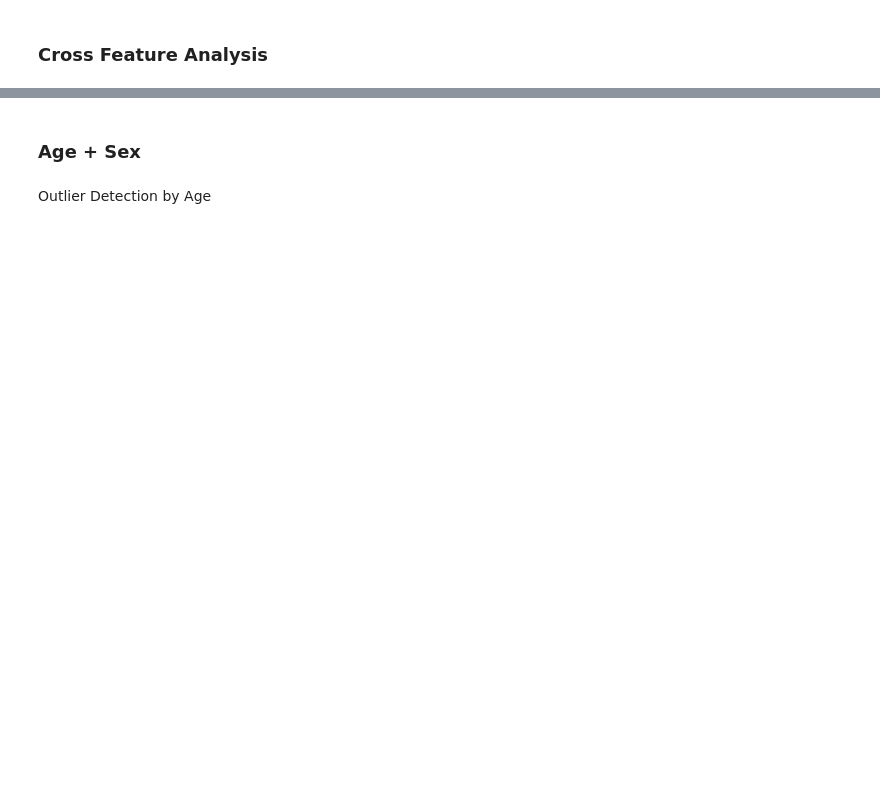
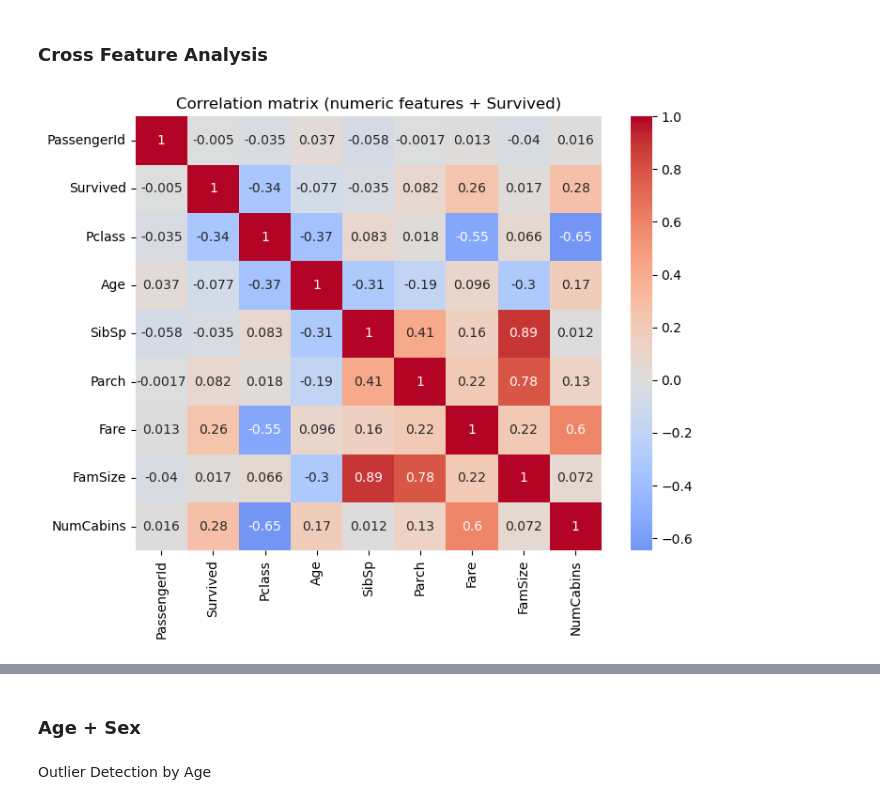
Before and after one commit to manugoetz/titanic-survival-prediction, a Jupyter notebook: notebooks/data_exploration.ipynb, the cells around one changed output, grey strips where cells are left out. Cells and saved outputs as stored; diff of their text form; code cells hidden in the pictures; blank space fills up the shorter version.

```diff
--- a/notebooks/data_exploration.ipynb
+++ b/notebooks/data_exploration.ipynb
@@ -234,4 +386,23 @@ dpr.plot_cat_feature_survival(titanic_train, target="Survived", bins_col="NumCab
 # %% [markdown]
 ### Cross Feature Analysis
+# %%
+# Select numeric columns
+numeric_cols = titanic_train.select_dtypes(include=["int64","float64"]).columns
+
+# Compute correlation matrix
+corr_matrix = titanic_train[numeric_cols].corr()
+
+# Plot heatmap
+plt.figure(figsize=(8,6))
+sns.heatmap(
+    corr_matrix,
+    annot=True,
+    cmap="coolwarm",
+    center=0
+)
+plt.title("Correlation matrix (numeric features + Survived)")
+plt.show()
+# %% [output]
+[figure, added]
 # %%
 print(titanic_train.groupby(["Embarked", "Pclass"])["Fare"].count())
```
Also changed, not shown: parts of 46 cells of this notebook, 2 other files.
